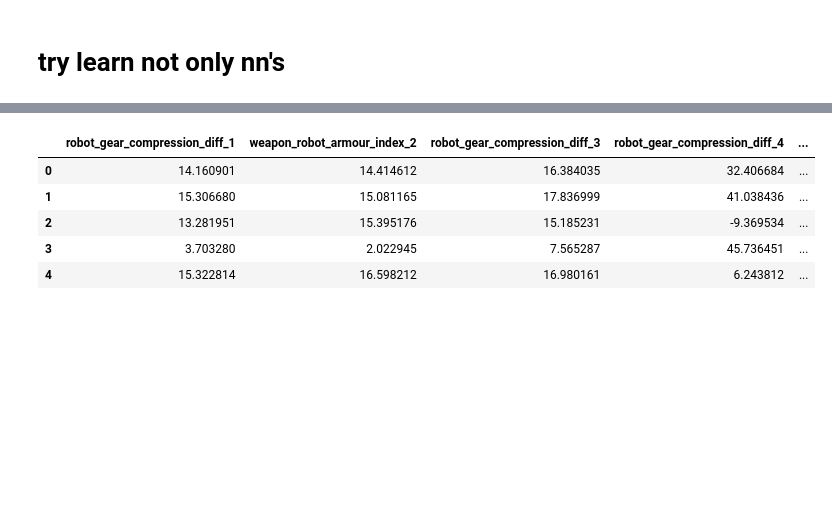
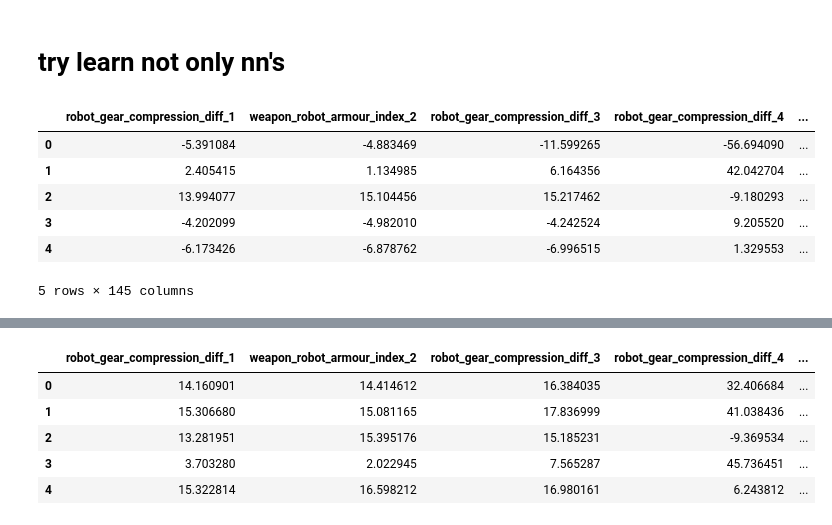
Before and after one commit to otzhora/vc_contest, a Jupyter notebook: pick_into_dataset.ipynb, the cells around one changed output, grey strips where cells are left out. Drawn from its saved outputs; the diff is of its cells as text; code cells hidden in the pictures; blank space fills up the shorter version.

```diff
--- a/pick_into_dataset.ipynb
+++ b/pick_into_dataset.ipynb
@@ -525,6 +525,16 @@ regressors = [
     DecisionTreeRegressor(),
     KNeighborsRegressor(),
     GradientBoostingRegressor()]
+# %%
+dataset.head()
+# %% [output]
+|  | robot_gear_compression_diff_1 | weapon_robot_armour_index_2 | robot_gear_compression_diff_3 | robot_gear_compression_diff_4 | ... |
+| 0 | -5.391084 | -4.883469 | -11.599265 | -56.694090 | ... |
+| 1 | 2.405415 | 1.134985 | 6.164356 | 42.042704 | ... |
+| 2 | 13.994077 | 15.104456 | 15.217462 | -9.180293 | ... |
+| 3 | -4.202099 | -4.982010 | -4.242524 | 9.205520 | ... |
+| 4 | -6.173426 | -6.878762 | -6.996515 | 1.329553 | ... |
+5 rows × 145 columns
 # %%
 from sklearn.preprocessing import StandardScaler
 
```
Also changed, not shown: parts of 12 cells of this notebook, 2 other files.
